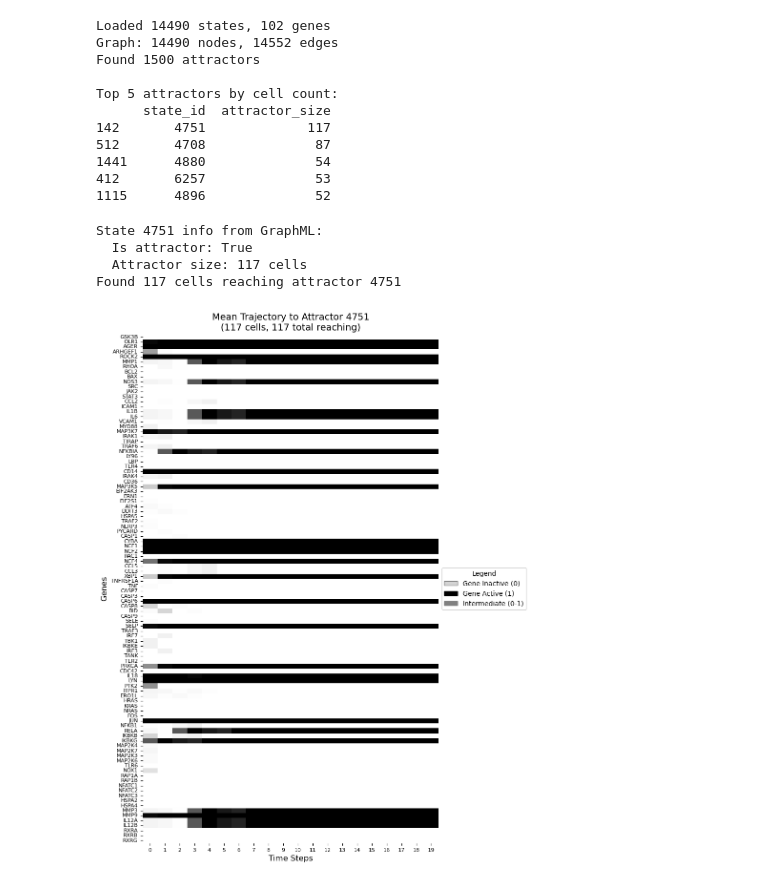
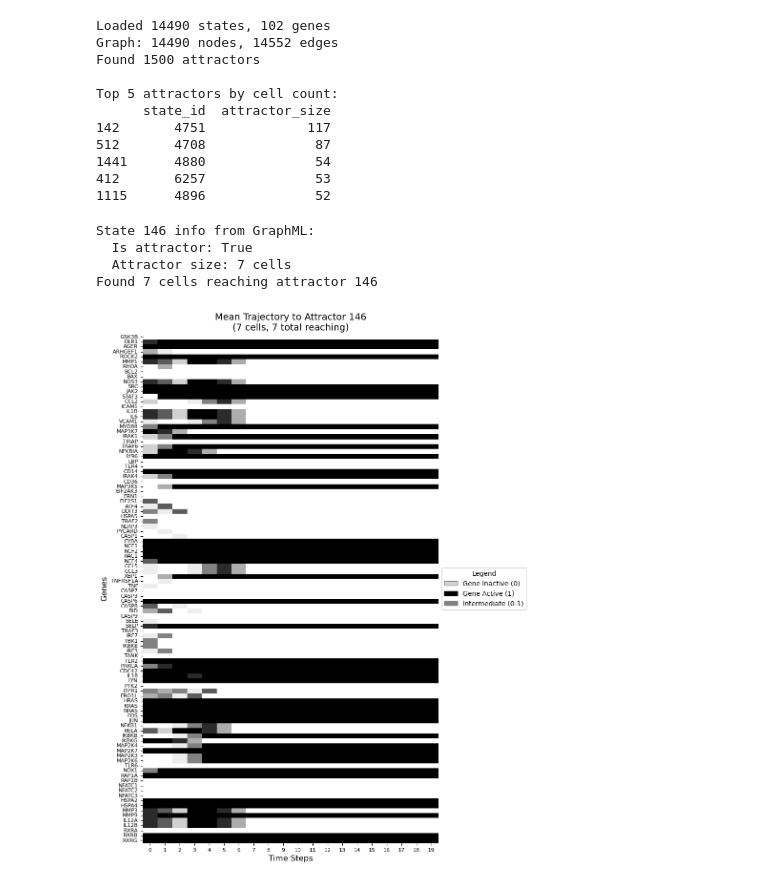
Before and after one commit to emoeller80281/scBONITA2, a Jupyter notebook: notebooks/analyze_attractor_output.ipynb, the cells around one changed output. Drawn from its saved outputs; the diff is of its cells as text; code cells hidden in the pictures.

```diff
--- a/notebooks/analyze_attractor_output.ipynb
+++ b/notebooks/analyze_attractor_output.ipynb
@@ -152,24 +152,24 @@ def visualize_mean_trajectory_to_attractor(attractor_state_id, state_library_df,
 # %%
 # Visualize mean trajectory to a specific attractor
 # Change the state_id below to visualize a different attractor
 
-specific_state_id = 4751
+specific_state_id = 146
 
 if str(specific_state_id) in G.nodes():
     node_data = G.nodes[str(specific_state_id)]
     print(f"State {specific_state_id} info from GraphML:")
     print(f"  Is attractor: {node_data.get('is_attractor', 'false')}")
     print(f"  Attractor size: {node_data.get('attractor_size', 0)} cells")
 
     fig = visualize_mean_trajectory_to_attractor(specific_state_id, state_library_df, gene_names, trajectory_dir)
     if fig:
         plt.show()
 else:
     print(f"State {specific_state_id} not found in GraphML graph")
     print(f"Try one of these attractor IDs: {attractor_nodes_df['state_id'].head(10).tolist()}")
 # %% [output]
-State 4751 info from GraphML:
+State 146 info from GraphML:
   Is attractor: True
-  Attractor size: 117 cells
-Found 117 cells reaching attractor 4751
+  Attractor size: 7 cells
+Found 7 cells reaching attractor 146
-[figure, old version]
+[figure, new version]
```
Also changed, not shown: parts of 3 cells of this notebook.
